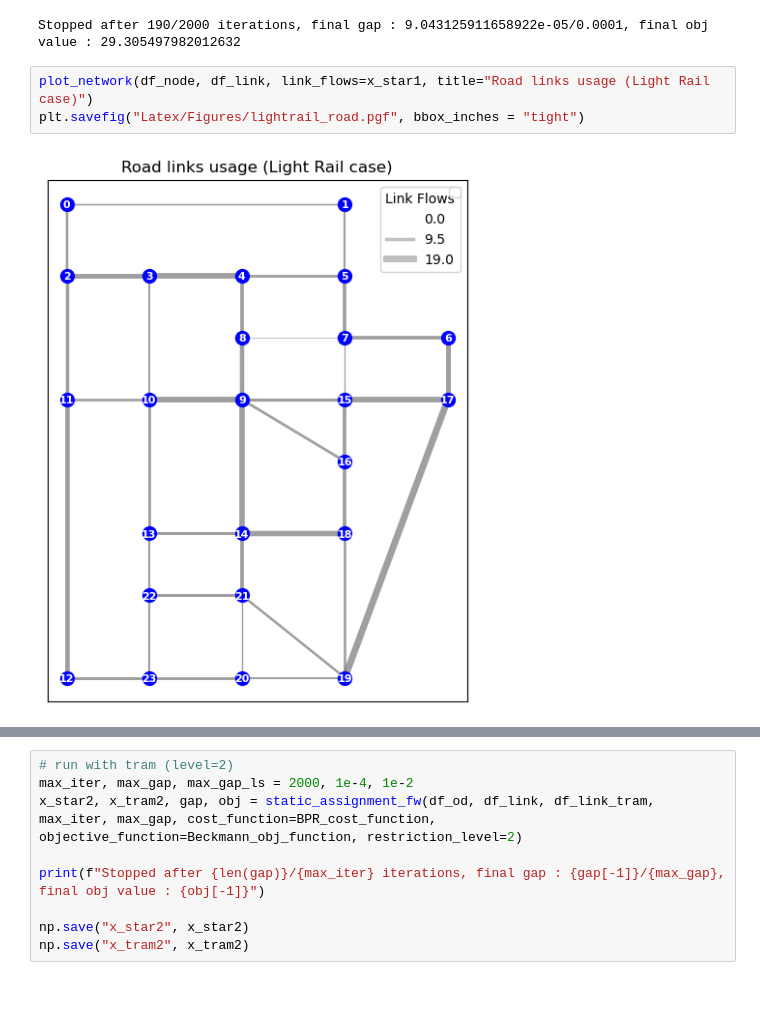
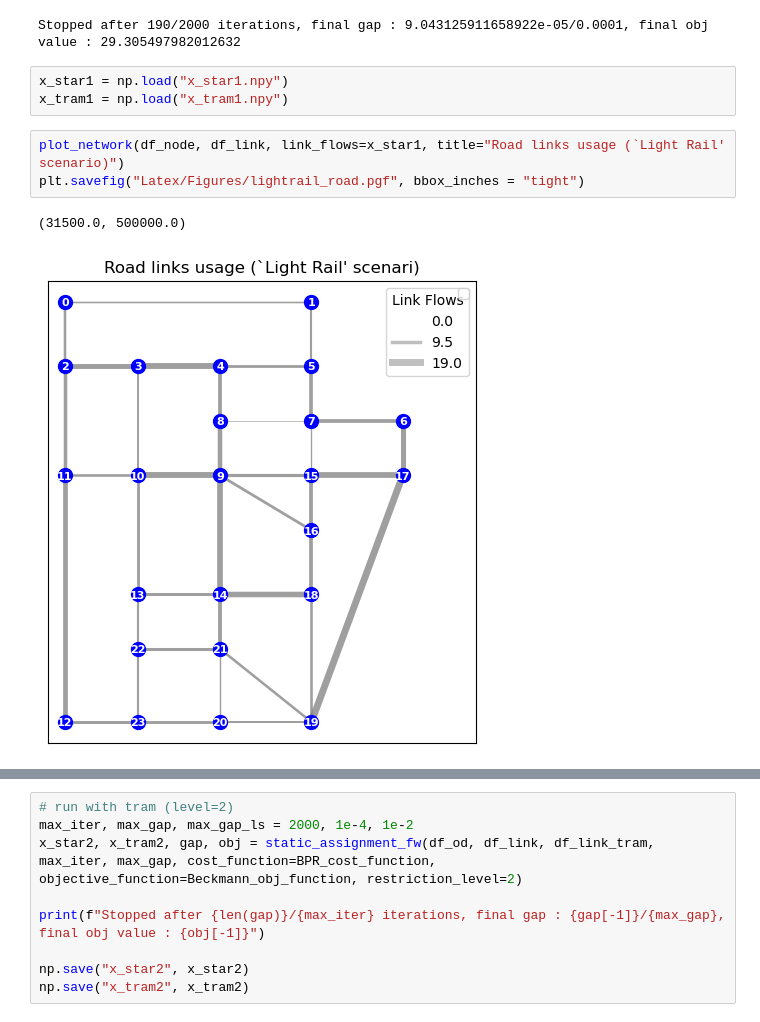
Before and after one commit to merlebleue/CIVIL-477-Transport-Networks---End-project, a Jupyter notebook: project_ars.ipynb, the cells around one changed output, grey strips where cells are left out. Cells and saved outputs as stored; diff of their text form; blank space fills up the shorter version.

```diff
--- a/project_ars.ipynb
+++ b/project_ars.ipynb
@@ -69,9 +69,13 @@ np.save("x_star1", x_star1)
 np.save("x_tram1", x_tram1)
 # %% [output]
 Stopped after 190/2000 iterations, final gap : 9.043125911658922e-05/0.0001, final obj value : 29.305497982012632
+# %%
+x_star1 = np.load("x_star1.npy")
+x_tram1 = np.load("x_tram1.npy")
 # %%
-plot_network(df_node, df_link, link_flows=x_star1, title="Road links usage (Light Rail case)")
+plot_network(df_node, df_link, link_flows=x_star1, title="Road links usage (`Light Rail' scenario)")
 plt.savefig("Latex/Figures/lightrail_road.pgf", bbox_inches = "tight")
 # %% [output]
+(31500.0, 500000.0)
-[figure, old version]
+[figure, new version]
 # %%
```
Also changed, not shown: parts of 9 cells of this notebook, 11 other files.
